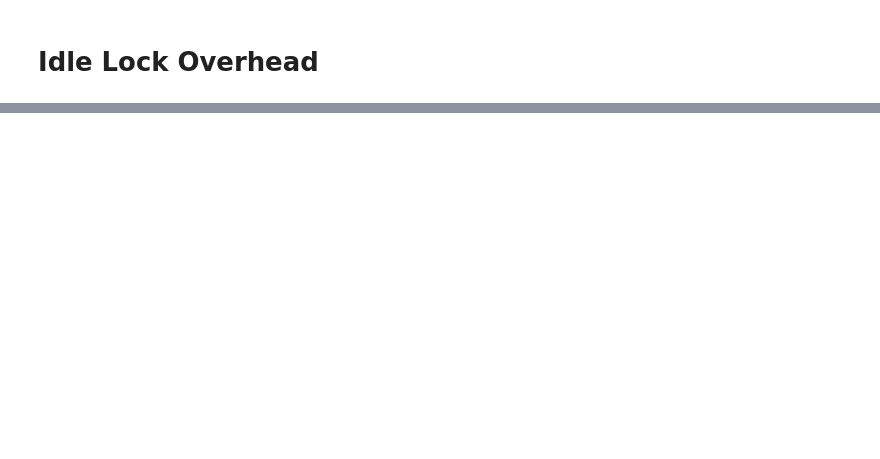
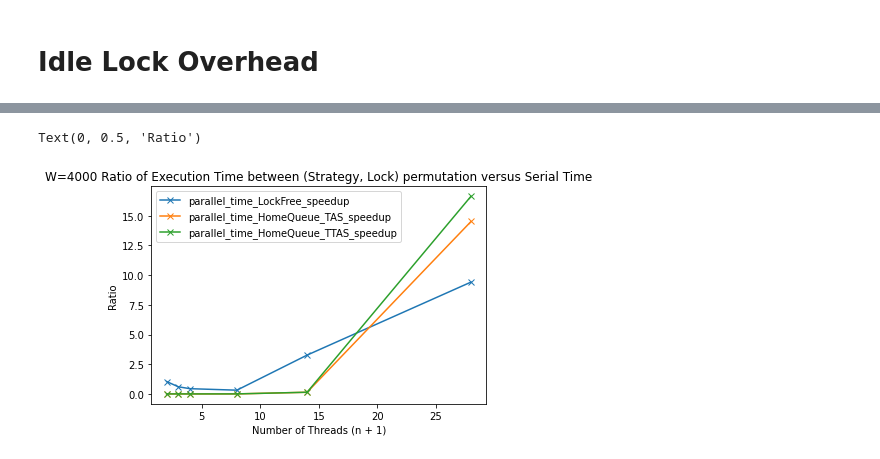
Before and after one commit to Don-Assamongkol1/parallel-hw3b, a Jupyter notebook: graphing.ipynb, the cells around one changed output, grey strips where cells are left out. Cells and saved outputs as stored; diff of their text form; code cells hidden in the pictures; blank space fills up the shorter version.

```diff
--- a/graphing.ipynb
+++ b/graphing.ipynb
@@ -67,0 +129,34 @@ Text(0, 0.5, 'Ratio Serial-Queue to Serial')
+# %%
+serial_time = [4960.4660645, 9925.1181645, 14891.224121, 350.15499850000003, 6.402, 0.12]
+
+parallel_time_LockFree = [5164.5231935, 5944.6760255, 6555.838623, 110.3429985, 20.9215, 1.1295]
+parallel_time_HomeQueue_TAS = [0.2385, 0.2595, 0.262, 0.39449999999999996, 0.8955, 1.7414999999999998]
+parallel_time_HomeQueue_TTAS = [0.2385, 0.2755, 0.3075, 0.593, 0.9045000000000001, 1.9965000000000002]
+
+parallel_time_LockFree_speedup = [parallel_time_LockFree[i] / serial_time[i] for i in range(len(parallel_time_LockFree))]
+parallel_time_HomeQueue_TAS_speedup = [parallel_time_HomeQueue_TAS[i] / serial_time[i] for i in range(len(parallel_time_HomeQueue_TAS))]
+parallel_time_HomeQueue_TTAS_speedup = [parallel_time_HomeQueue_TTAS[i] / serial_time[i] for i in range(len(parallel_time_HomeQueue_TTAS))]
+
+ns = [1, 2, 3, 7, 13, 27]
+numThreads = [1 + elem for elem in ns]
+
+plt.plot(numThreads,
+parallel_time_LockFree_speedup,
+marker='x'
+)
+plt.plot(numThreads,
+parallel_time_HomeQueue_TAS_speedup,
+marker='x'
+)
+plt.plot(numThreads,
+parallel_time_HomeQueue_TTAS_speedup,
+marker='x'
+)
+
+plt.legend(["parallel_time_LockFree_speedup", "parallel_time_HomeQueue_TAS_speedup", "parallel_time_HomeQueue_TTAS_speedup"])
+plt.title("W=4000 Ratio of Execution Time between (Strategy, Lock) permutation versus Serial Time")
+plt.xlabel("Number of Threads (n + 1)")
+plt.ylabel("Ratio")
+# %% [output]
+Text(0, 0.5, 'Ratio')
+[figure, added]
```
Also changed, not shown: parts of 14 cells of this notebook.
